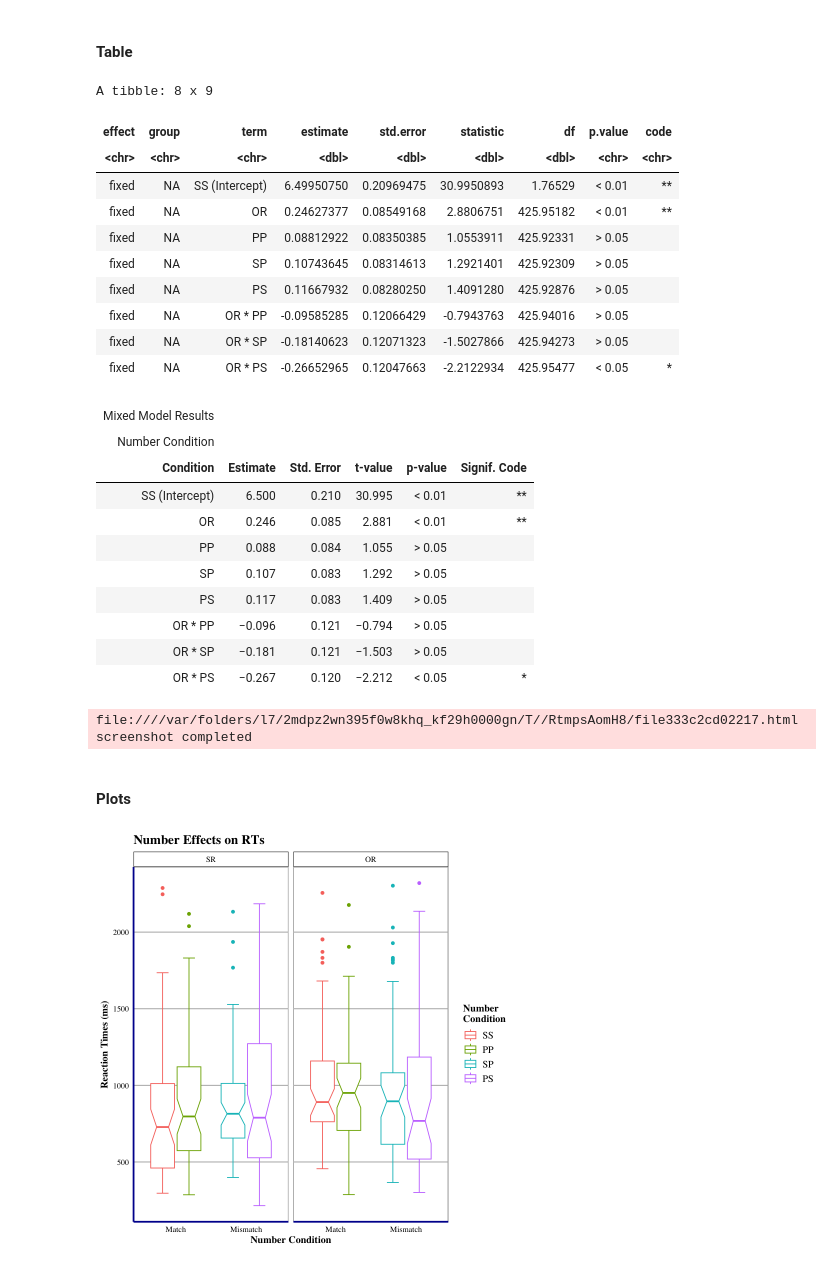
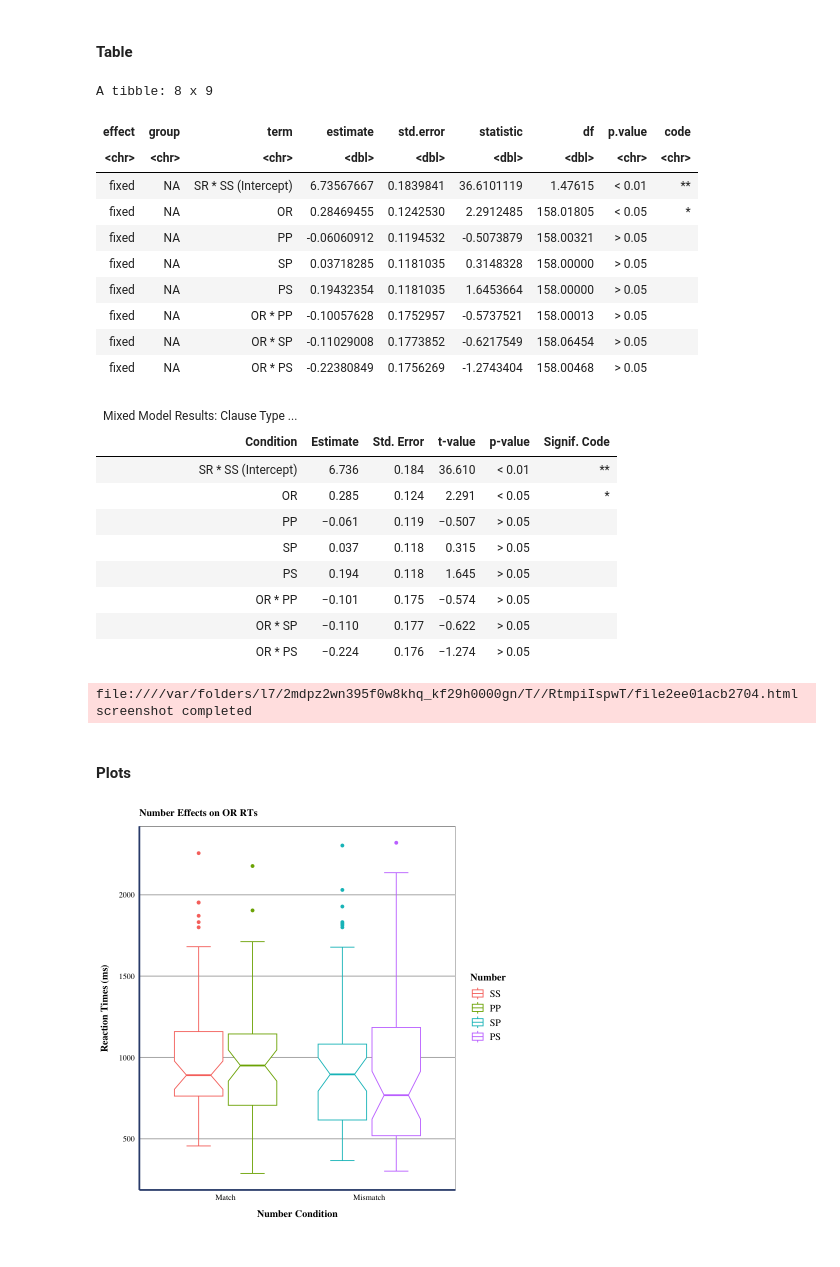
Before and after one commit to Vieju17/SelfPaced_Reading_Task_Data, a Jupyter notebook: sprt_analysis.ipynb, the cells around one changed output. Saved outputs shown, nothing was run; the diff lists cells and outputs as text; code cells hidden in the pictures.

```diff
--- a/sprt_analysis.ipynb
+++ b/sprt_analysis.ipynb
@@ -43,5 +45,3 @@ library(IRdisplay)
 # %%
-accent_color <- "#00009c"
-
-tables_path <- "./images/tables/"
-plots_path <- "./images/plots/"
+accent_color <- "#354c7c"
+secondary_color <- "#354b7c2b"
@@ -54,10 +59,12 @@ theme_set(
         base_family = "Times"
     ) +
         theme(
-            plot.title = element_text(face = "bold"),
+            plot.title = element_text(size = 12, face = "bold", margin = margin(b = 10)),
             plot.background = element_rect(linewidth = 0),
-            axis.title.x = element_text(face = "bold"),
-            axis.title.y = element_text(face = "bold"),
+            strip.background = element_rect(fill = accent_color, color = accent_color),
+            strip.text = element_text(color = "white", face = "bold"),
+            axis.title.x = element_text(face = "bold", margin = margin(t = 10)),
+            axis.title.y = element_text(face = "bold", margin = margin(r = 10)),
             axis.line = element_line(color = accent_color, linewidth = 1),
             axis.ticks = element_blank(),
             legend.title = element_text(face = "bold")
@@ -530,7 +540,7 @@ lm_number_tidy <- lm_number %>%
             p.value > 0.05 ~ "> 0.05",
         ),
         term = case_when(
-            term == "(Intercept)" ~ "SS (Intercept)",
+            term == "(Intercept)" ~ "SR * SS (Intercept)",
             term == "clause_typeOR" ~ "OR",
             term == "numberPP" ~ "PP",
             term == "numberSP" ~ "SP",
@@ -552,28 +562,32 @@ lm_number_tidy
 A tibble: 8 x 9
 | effect | group | term | estimate | std.error | statistic | df | p.value | code |
 | <chr> | <chr> | <chr> | <dbl> | <dbl> | <dbl> | <dbl> | <chr> | <chr> |
-| fixed | NA | SS (Intercept) | 6.49950750 | 0.20969475 | 30.9950893 | 1.76529 | < 0.01 | ** |
-| fixed | NA | OR | 0.24627377 | 0.08549168 | 2.8806751 | 425.95182 | < 0.01 | ** |
-| fixed | NA | PP | 0.08812922 | 0.08350385 | 1.0553911 | 425.92331 | > 0.05 |  |
-| fixed | NA | SP | 0.10743645 | 0.08314613 | 1.2921401 | 425.92309 | > 0.05 |  |
-| fixed | NA | PS | 0.11667932 | 0.08280250 | 1.4091280 | 425.92876 | > 0.05 |  |
-| fixed | NA | OR * PP | -0.09585285 | 0.12066429 | -0.7943763 | 425.94016 | > 0.05 |  |
-| fixed | NA | OR * SP | -0.18140623 | 0.12071323 | -1.5027866 | 425.94273 | > 0.05 |  |
-| fixed | NA | OR * PS | -0.26652965 | 0.12047663 | -2.2122934 | 425.95477 | < 0.05 | * |
+| fixed | NA | SR * SS (Intercept) | 6.73567667 | 0.1839841 | 36.6101119 | 1.47615 | < 0.01 | ** |
+| fixed | NA | OR | 0.28469455 | 0.1242530 | 2.2912485 | 158.01805 | < 0.05 | * |
+| fixed | NA | PP | -0.06060912 | 0.1194532 | -0.5073879 | 158.00321 | > 0.05 |  |
+| fixed | NA | SP | 0.03718285 | 0.1181035 | 0.3148328 | 158.00000 | > 0.05 |  |
+| fixed | NA | PS | 0.19432354 | 0.1181035 | 1.6453664 | 158.00000 | > 0.05 |  |
+| fixed | NA | OR * PP | -0.10057628 | 0.1752957 | -0.5737521 | 158.00013 | > 0.05 |  |
+| fixed | NA | OR * SP | -0.11029008 | 0.1773852 | -0.6217549 | 158.06454 | > 0.05 |  |
+| fixed | NA | OR * PS | -0.22380849 | 0.1756269 | -1.2743404 | 158.00468 | > 0.05 |  |
 # %%
 lm_number_table <- lm_number_tidy %>%
     gt() %>%
     cols_hide(columns = c(effect, group, df)) %>%
     tab_options(
+        table.width = 565,
         table.font.names = "Times",
         table.font.size = 12,
-        table.width = 600,
+        table.border.top.width = 0,
+        heading.padding = 10,
         heading.title.font.size = 12,
-        heading.subtitle.font.size = 12
+        heading.subtitle.font.size = 11,
+        column_labels.font.weight = "bold",
+        heading.border.bottom.color = accent_color,
+        column_labels.background.color = accent_color
     ) %>%
     tab_header(
-        title = md("**Mixed Model Results**"),
-        subtitle = md("**Number Condition**")
+        title = md("**Mixed Model Results: Clause Type * Number**")
     ) %>%
     cols_label(
         term = "Condition",
@@ -591,35 +605,34 @@ lm_number_table <- lm_number_tidy %>%
 display_html(as_raw_html(lm_number_table))
 gtsave(lm_number_table, filename = "number_table.png", path = tables_path)
 # %% [output]
-| Mixed Model Results |  |  |  |  |  |
-| Number Condition |  |  |  |  |  |
+| Mixed Model Results: Clause Type ... |  |  |  |  |  |
 | Condition | Estimate | Std. Error | t-value | p-value | Signif. Code |
-| SS (Intercept) | 6.500 | 0.210 | 30.995 | < 0.01 | ** |
-| OR | 0.246 | 0.085 | 2.881 | < 0.01 | ** |
-| PP | 0.088 | 0.084 | 1.055 | > 0.05 |  |
-| SP | 0.107 | 0.083 | 1.292 | > 0.05 |  |
-| PS | 0.117 | 0.083 | 1.409 | > 0.05 |  |
-| OR * PP | −0.096 | 0.121 | −0.794 | > 0.05 |  |
-| OR * SP | −0.181 | 0.121 | −1.503 | > 0.05 |  |
-| OR * PS | −0.267 | 0.120 | −2.212 | < 0.05 | * |
+| SR * SS (Intercept) | 6.736 | 0.184 | 36.610 | < 0.01 | ** |
+| OR | 0.285 | 0.124 | 2.291 | < 0.05 | * |
+| PP | −0.061 | 0.119 | −0.507 | > 0.05 |  |
+| SP | 0.037 | 0.118 | 0.315 | > 0.05 |  |
+| PS | 0.194 | 0.118 | 1.645 | > 0.05 |  |
+| OR * PP | −0.101 | 0.175 | −0.574 | > 0.05 |  |
+| OR * SP | −0.110 | 0.177 | −0.622 | > 0.05 |  |
+| OR * PS | −0.224 | 0.176 | −1.274 | > 0.05 |  |
-file:////var/folders/l7/2mdpz2wn395f0w8khq_kf29h0000gn/T//RtmpsAomH8/file333c2cd02217.html screenshot completed
+file:////var/folders/l7/2mdpz2wn395f0w8khq_kf29h0000gn/T//RtmpiIspwT/file2ee01acb2704.html screenshot completed
 # %% [markdown]
 #### Plots
 # %%
 lm_number_plot <- df_merged %>%
+    filter(clause_type == "OR") %>%
     ggplot(aes(y = exp(rt), x = matching, color = number)) +
     geom_boxplot(notch = TRUE, staplewidth = 0.5) +
-    facet_wrap(df_clean$clause_type) +
     labs(
-        title = "Number Effects on RTs",
+        title = "Number Effects on OR RTs",
         x = "Number Condition",
         y = "Reaction Times (ms)",
-        color = "Number\nCondition"
+        color = "Number"
     )
 lm_number_plot
 
 ggsave(filename = "lm_number_plot.svg", path = plots_path, height = 6, width = 5)
 # %% [output]
-[figure, old version]
+[figure, new version]
 # %%
 lm_number_plot2 <- df_merged %>%
```
Also changed, not shown: parts of 15 cells of this notebook, 6 other files.
